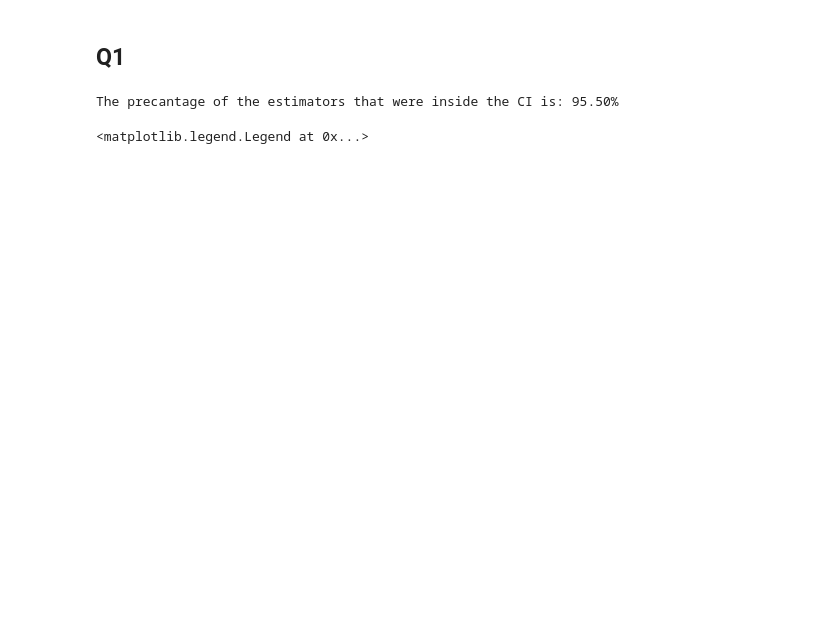
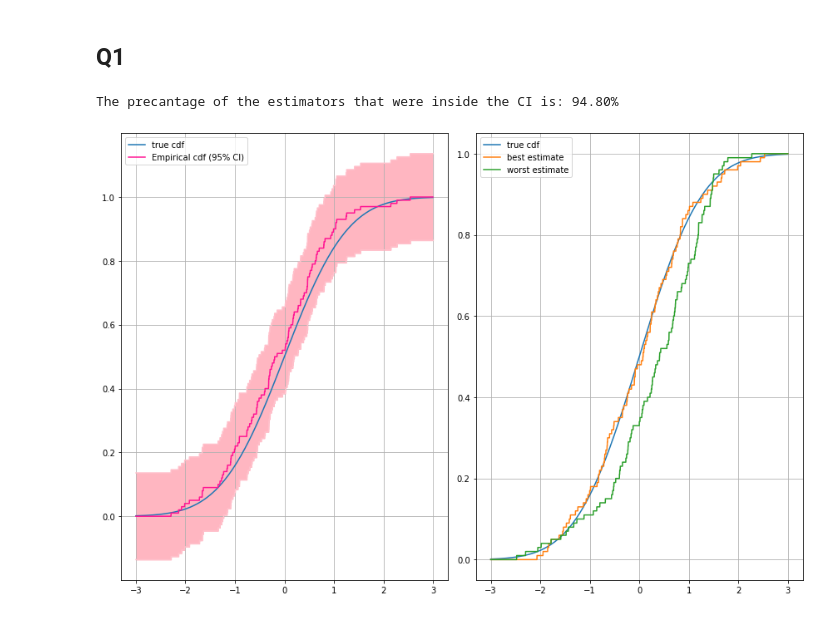
Before and after one commit to NirLalum/Unsupervised-Learning-and-Data-Analysis, a Jupyter notebook: HW_1/Parkinson's_Disease_Data_Analysis.ipynb, the cells around one changed output. Cells and saved outputs as stored; diff of their text form; code cells hidden in the pictures; blank space fills up the shorter version.

```diff
--- a/HW_1/Parkinson's_Disease_Data_Analysis.ipynb
+++ b/HW_1/Parkinson's_Disease_Data_Analysis.ipynb
@@ -38,6 +38,7 @@ The features are various speech signal processing algorithms including Time Freq
     The final print should look something like that: `95% confidence interval for the correlation: *** ± ***`
 # %%
 import numpy as np
+from numpy import linalg as LA
 import matplotlib.pyplot as plt
 import pandas as pd
 import scipy
@@ -49,7 +50,7 @@ import helpers as h
 %matplotlib inline
 
 
-plt.rcParams['figure.figsize'] = (8.0, 8.0)
+plt.rcParams['figure.figsize'] = (12.0, 8.0)
 plt.rcParams['axes.grid'] = True
 plt.rcParams['font.size'] = 10
 # %% [markdown]
@@ -57,31 +58,43 @@ plt.rcParams['font.size'] = 10
 # %%
 N = 100
 x = np.arange(-3,3+0.001,0.001)
 x.shape
 mu = 0
 sigma = 1
 
 true_cdf = norm.cdf(x, mu, sigma)
 
 k = 1000
 count = 0 # counts the number of times the true cdf is inside the CI
 norm_list = []
 for i in range(k):
     # First calc F estimated and CI  and check if F real is inside the CI
-    F_n, F_ci_down, F_ci_up = h.calc_plot_CI(0.05, N)
+    F_n, F_ci_down, F_ci_up, x_est = h.calc_plot_CI(0.05, N)
     count += 1*((np.greater_equal(true_cdf, F_ci_down).all()) and (np.less_equal(true_cdf, F_ci_up).all()))
 
-    # Now loof for the best and worst estimation of F
-
-
+    # Now look for the best and worst estimation of F
+    norm_list.append((x_est, F_n,LA.norm(true_cdf-F_n)))
 
 print(f"The precantage of the estimators that were inside the CI is: {count/k * 100:.2f}%")
 
+# sort norm_list by norm:
+norm_list.sort(key=lambda x:x[2])
+best_est = (norm_list[0][0], norm_list[0][1])
+worst_est = (norm_list[-1][0], norm_list[-1][1])
 
+# plot figures:
 fig = plt.figure()
-ax = fig.add_subplot(1,1,1)
+ax = fig.add_subplot(1,2,1)
 ax.plot(x, true_cdf, label='true cdf')
+h.calc_plot_CI(0.05, N, plot=True, ax=ax)
+
+ax = fig.add_subplot(1,2,2)
+ax.plot(x, true_cdf, label='true cdf')
+ax.plot(best_est[0][1:], best_est[1], label='best estimate')
+ax.plot(worst_est[0][1:], worst_est[1], label='worst estimate')
 ax.legend()
+
+plt.tight_layout()
 # %% [output]
-The precantage of the estimators that were inside the CI is: 95.50%
+The precantage of the estimators that were inside the CI is: 94.80%
-<matplotlib.legend.Legend at 0x...>
+[figure, added]
```
